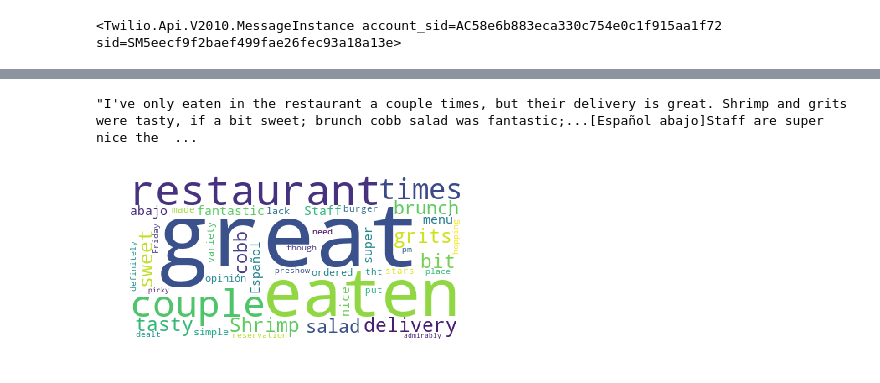
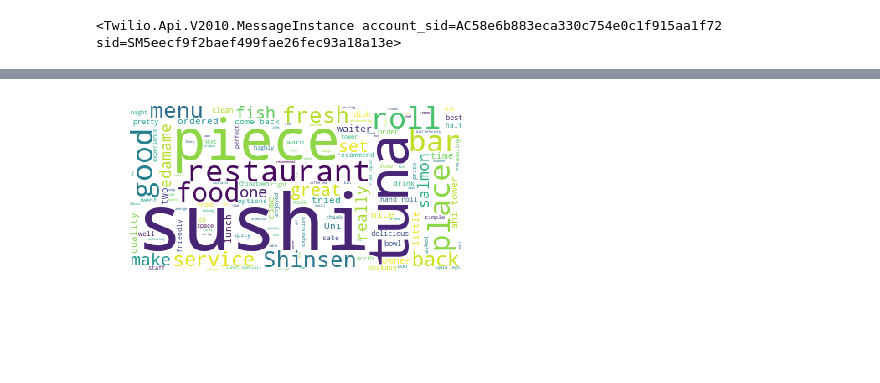
Before and after one commit to cloneforyou/Restaurant, a Jupyter notebook: Combined code.ipynb, the cells around one changed output, grey strips where cells are left out. Saved outputs shown, nothing was run; the diff lists cells and outputs as text; code cells hidden in the pictures; blank space fills up the shorter version.

Commit message:
dw2839 commit 9 - scrap consumer comments

```diff
--- a/Combined code.ipynb
+++ b/Combined code.ipynb
@@ -281,0 +291,14 @@ client.messages.create(to="+19095529993",
+# %%
+# scraping resturant comment from web page
+comments = []
+# url = 'https://www.yelp.com/biz/dun-huang-new-york-3?adjust_creative=VVa4Tzh6TGZIVHX1gp6xFQ&utm_campaign=yelp_api_v3&utm_medium=api_v3_business_search&utm_source=VVa4Tzh6TGZIVHX1gp6xFQ'
+url = 'https://www.yelp.com/biz/shinsen-new-york?adjust_creative=UFH0gcOYhVYWXEqxTXqoiQ&utm_campaign=yelp_api_v3&utm_medium=api_v3_business_search&utm_source=UFH0gcOYhVYWXEqxTXqoiQ'
+response = requests.get(url)
+results_page = BeautifulSoup(response.content,'lxml')
+comments_tag = results_page.find_all('div',class_="review-content")
+
+for comment_tag in comments_tag:
+    comment = comment_tag.find('p').get_text()
+    comments.append(comment)
+
+comments
@@ -325,13 +351,13 @@ def get_business_review(api_key,business_id):
-# %%
-flat_top_review = get_business_review(API_KEY,'flat-top-new-york')
-# flat_top_review = get_business_review(API_KEY, "Aunt Jake's")
-flat_top_review
-# %% [output]
-"I've only eaten in the restaurant a couple times, but their delivery is great. Shrimp and grits were tasty, if a bit sweet; brunch cobb salad was fantastic;...[Español abajo]Staff are super nice the  ...
 # %%
-wordcloud = WordCloud(stopwords=STOPWORDS,background_color='white').generate(flat_top_review)
+# generate whole text of comment
+comm = ''
+for i in range(len(comments)):
+    comm += comments[i]
+
+# generate word cloud
+wordcloud = WordCloud(stopwords=STOPWORDS,background_color='white').generate(comm)
 plt.imshow(wordcloud)
 plt.axis('off')
 plt.show()
 # %% [output]
-[figure, old version]
+[figure, new version]
```
Also changed, not shown: parts of 11 cells of this notebook.
